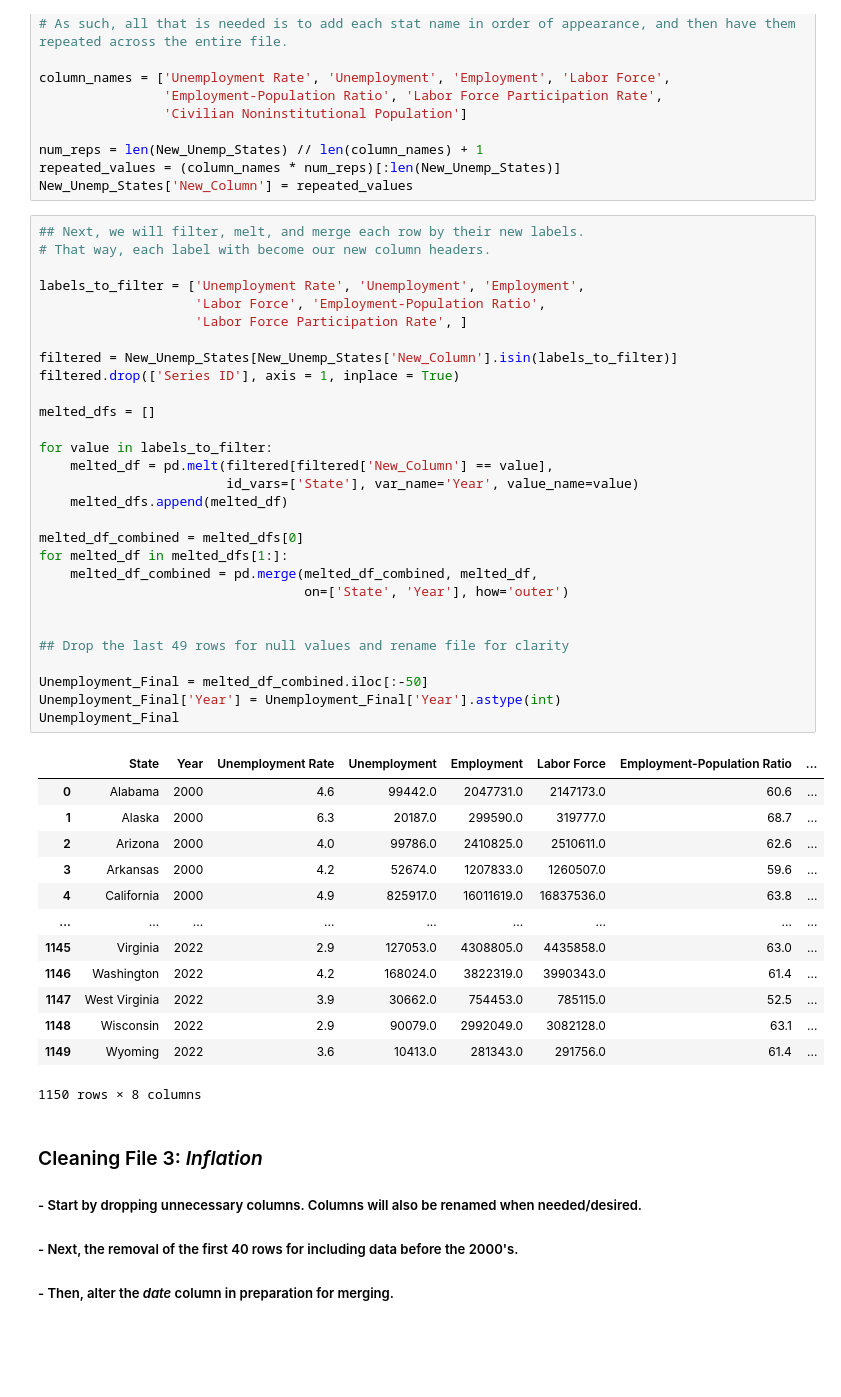
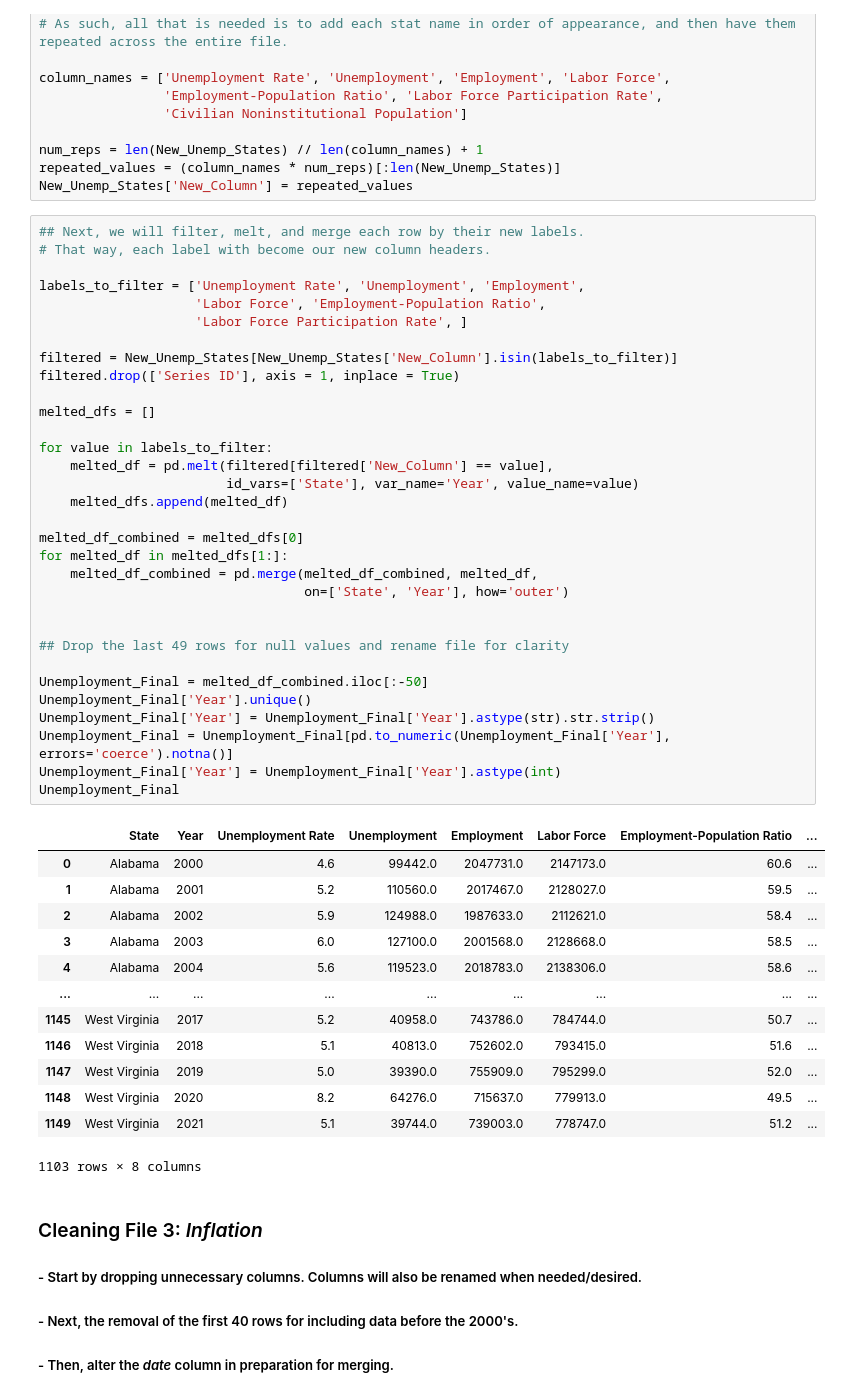
Before and after one commit to MegRob050/Projects, a Jupyter notebook: Inflation, HPI, and Unemployement.ipynb, the cells around one changed output. Saved outputs shown, nothing was run; the diff lists cells and outputs as text; blank space fills up the shorter version.

```diff
--- a/Inflation, HPI, and Unemployement.ipynb
+++ b/Inflation, HPI, and Unemployement.ipynb
@@ -176,44 +176,47 @@ New_Unemp_States['New_Column'] = repeated_values
 # That way, each label with become our new column headers.
 
 labels_to_filter = ['Unemployment Rate', 'Unemployment', 'Employment',
                     'Labor Force', 'Employment-Population Ratio',
                     'Labor Force Participation Rate', ]
 
 filtered = New_Unemp_States[New_Unemp_States['New_Column'].isin(labels_to_filter)]
 filtered.drop(['Series ID'], axis = 1, inplace = True)
 
 melted_dfs = []
 
 for value in labels_to_filter:
     melted_df = pd.melt(filtered[filtered['New_Column'] == value],
                         id_vars=['State'], var_name='Year', value_name=value)
     melted_dfs.append(melted_df)
 
 melted_df_combined = melted_dfs[0]
 for melted_df in melted_dfs[1:]:
     melted_df_combined = pd.merge(melted_df_combined, melted_df,
                                   on=['State', 'Year'], how='outer')
 
 
 ## Drop the last 49 rows for null values and rename file for clarity
 
 Unemployment_Final = melted_df_combined.iloc[:-50]
+Unemployment_Final['Year'].unique()
+Unemployment_Final['Year'] = Unemployment_Final['Year'].astype(str).str.strip()
+Unemployment_Final = Unemployment_Final[pd.to_numeric(Unemployment_Final['Year'], errors='coerce').notna()]
 Unemployment_Final['Year'] = Unemployment_Final['Year'].astype(int)
 Unemployment_Final
 # %% [output]
 |  | State | Year | Unemployment Rate | Unemployment | Employment | Labor Force | Employment-Population Ratio | ... |
 | 0 | Alabama | 2000 | 4.6 | 99442.0 | 2047731.0 | 2147173.0 | 60.6 | ... |
-| 1 | Alaska | 2000 | 6.3 | 20187.0 | 299590.0 | 319777.0 | 68.7 | ... |
-| 2 | Arizona | 2000 | 4.0 | 99786.0 | 2410825.0 | 2510611.0 | 62.6 | ... |
-| 3 | Arkansas | 2000 | 4.2 | 52674.0 | 1207833.0 | 1260507.0 | 59.6 | ... |
-| 4 | California | 2000 | 4.9 | 825917.0 | 16011619.0 | 16837536.0 | 63.8 | ... |
+| 1 | Alabama | 2001 | 5.2 | 110560.0 | 2017467.0 | 2128027.0 | 59.5 | ... |
+| 2 | Alabama | 2002 | 5.9 | 124988.0 | 1987633.0 | 2112621.0 | 58.4 | ... |
+| 3 | Alabama | 2003 | 6.0 | 127100.0 | 2001568.0 | 2128668.0 | 58.5 | ... |
+| 4 | Alabama | 2004 | 5.6 | 119523.0 | 2018783.0 | 2138306.0 | 58.6 | ... |
 | ... | ... | ... | ... | ... | ... | ... | ... | ... |
-| 1145 | Virginia | 2022 | 2.9 | 127053.0 | 4308805.0 | 4435858.0 | 63.0 | ... |
-| 1146 | Washington | 2022 | 4.2 | 168024.0 | 3822319.0 | 3990343.0 | 61.4 | ... |
-| 1147 | West Virginia | 2022 | 3.9 | 30662.0 | 754453.0 | 785115.0 | 52.5 | ... |
-| 1148 | Wisconsin | 2022 | 2.9 | 90079.0 | 2992049.0 | 3082128.0 | 63.1 | ... |
-| 1149 | Wyoming | 2022 | 3.6 | 10413.0 | 281343.0 | 291756.0 | 61.4 | ... |
+| 1145 | West Virginia | 2017 | 5.2 | 40958.0 | 743786.0 | 784744.0 | 50.7 | ... |
+| 1146 | West Virginia | 2018 | 5.1 | 40813.0 | 752602.0 | 793415.0 | 51.6 | ... |
+| 1147 | West Virginia | 2019 | 5.0 | 39390.0 | 755909.0 | 795299.0 | 52.0 | ... |
+| 1148 | West Virginia | 2020 | 8.2 | 64276.0 | 715637.0 | 779913.0 | 49.5 | ... |
+| 1149 | West Virginia | 2021 | 5.1 | 39744.0 | 739003.0 | 778747.0 | 51.2 | ... |
-1150 rows × 8 columns
+1103 rows × 8 columns
 # %% [markdown]
 ### Cleaning File 3: _Inflation_
 ##### - Start by dropping unnecessary columns. Columns will also be renamed when needed/desired.
```
Also changed, not shown: parts of 4 cells of this notebook.
